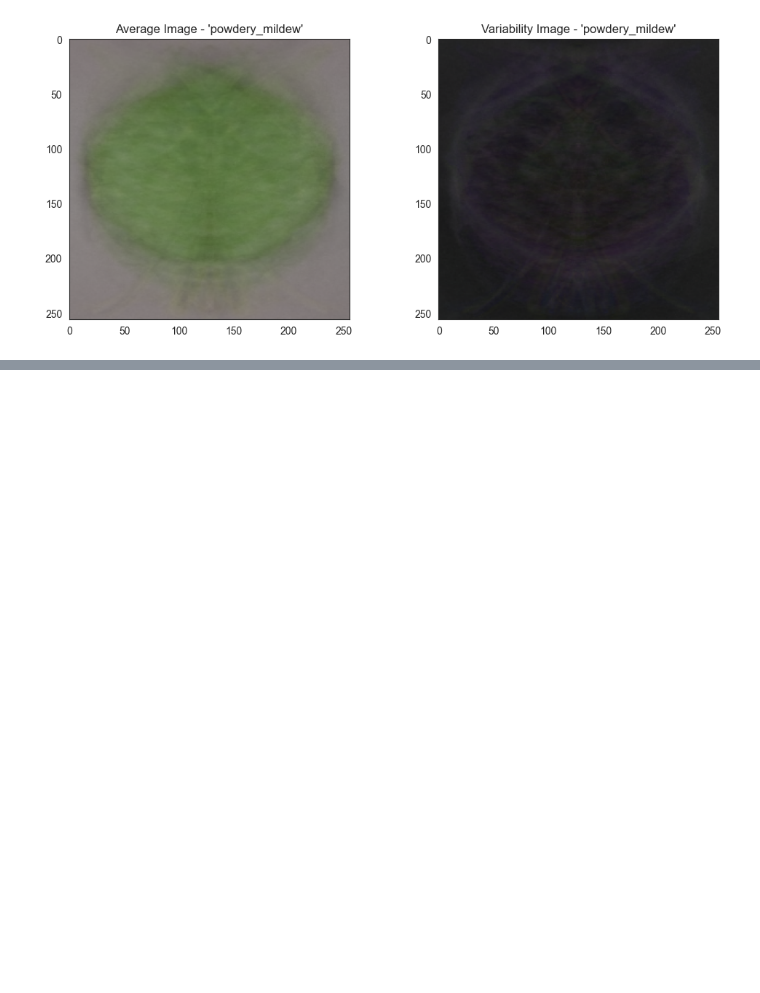
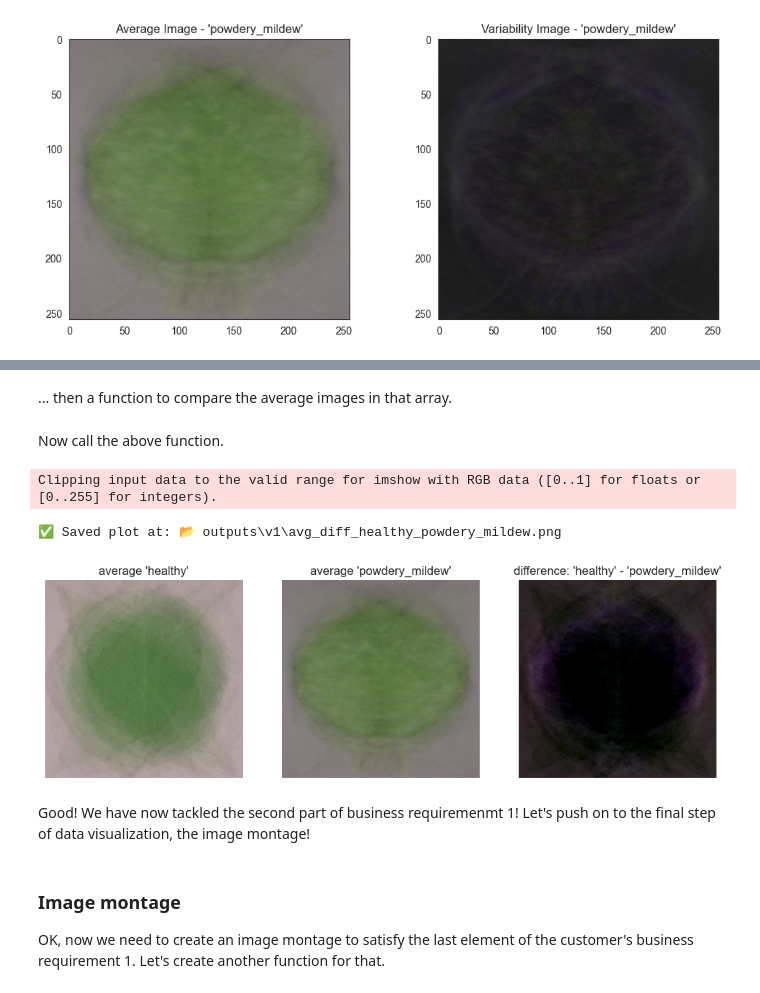
Before and after one commit to Duffew/mildew_detector, a Jupyter notebook: jupyter_notebooks/data_visualization.ipynb, the cells around one changed output, grey strips where cells are left out. Cells and saved outputs as stored; diff of their text form; code cells hidden in the pictures; blank space fills up the shorter version.

Commit message:
feat: add difference between images and image montage to data visualizations notebook

```diff
--- a/jupyter_notebooks/data_visualization.ipynb
+++ b/jupyter_notebooks/data_visualization.ipynb
@@ -508,0 +515,20 @@ Excellent! Now we have satisfied the first part of business requirement 1!
+# %%
+from pathlib import Path
+
+def subset_image_label(X, y, label_to_display):
+    """
+    Extracts images corresponding to a specific label and returns a NumPy array.
+
+    Parameters:
+    - X: NumPy array containing image data
+    - y: NumPy array containing labels corresponding to images
+    - label_to_display: The target label (integer) to filter images
+
+    Returns:
+    - NumPy array of images that match the given label
+    """
+    y = y.reshape(-1, 1, 1)  # Ensure proper shape for comparison
+    boolean_mask = np.any(y == label_to_display, axis=1).reshape(-1)  # Create a boolean mask
+    return X[boolean_mask]  # Filter images based on label
+# %% [markdown]
+... then a function to compare the average images in that array.
@@ -508,0 +607,19 @@ Excellent! Now we have satisfied the first part of business requirement 1!
+# %% [markdown]
+Now call the above function.
+# %%
+diff_bet_avg_image_labels_data_as_array(X=X, y=y,
+                                        labels=labels,
+                                        figsize=(12, 10),
+                                        save_image=True,
+                                        file_path=file_path
+                                        )
+# %% [output]
+Clipping input data to the valid range for imshow with RGB data ([0..1] for floats or [0..255] for integers).
+✅ Saved plot at: 📂 outputs\v1\avg_diff_healthy_powdery_mildew.png
+[figure, added]
+# %% [markdown]
+Good! We have now tackled the second part of business requiremenmt 1! Let's push on to the final step of data visualization, the image montage!
+# %% [markdown]
+### Image montage
+
+OK, now we need to create an image montage to satisfy the last element of the customer's business requirement 1. Let's create another function for that.
```
Also changed, not shown: parts of 8 cells of this notebook, 1 other file.
